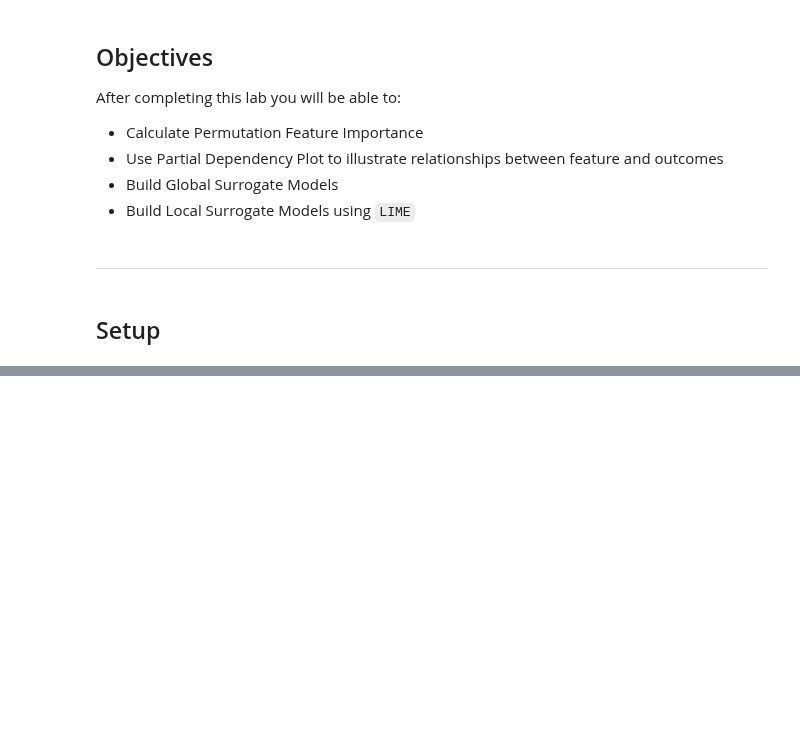
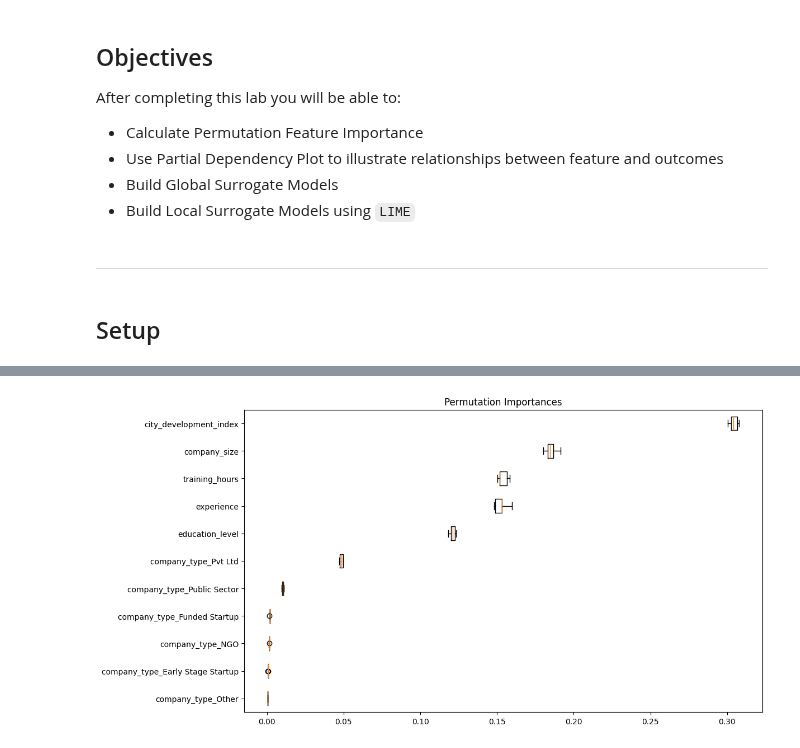
Before and after one commit to Mark-Barbaric/IBM_Machine_Learning_Certificate, a Jupyter notebook: Supervised_Machine_Learning_Classification/week6/model_agnostic_explanations.ipynb, the cells around one changed output, grey strips where cells are left out. Cells and saved outputs as stored; diff of their text form; code cells hidden in the pictures; blank space fills up the shorter version.

Commit message:
classification_week6 - implemented permutation feature importance.

```diff
--- a/Supervised_Machine_Learning_Classification/week6/model_agnostic_explanations.ipynb
+++ b/Supervised_Machine_Learning_Classification/week6/model_agnostic_explanations.ipynb
@@ -39,0 +130,2 @@ ModuleNotFoundError: No module named 'sklear'
+# %%
+random_forest_classifier.fit(X_train, y_train)
@@ -39,0 +155,13 @@ ModuleNotFoundError: No module named 'sklear'
+# %%
+n_repeats = 10
+random_state = 123
+n_jobs = 2
+# %%
+feature_importances = permutation_importance(
+    estimator=random_forest_classifier,
+    X=X_train,
+    y=y_train,
+    n_repeats=n_repeats,
+    random_state=random_state,
+    n_jobs=n_jobs
+)
@@ -39,0 +194,15 @@ ModuleNotFoundError: No module named 'sklear'
+# %%
+def visualize_feature_importance(importance_array):
+    sorted_idx = importance_array.importances_mean.argsort()
+    fig, ax = plt.subplots()
+    fig.set_figwidth(10)
+    fig.set_figheight(6)
+    fig.tight_layout()
+    ax.boxplot(importance_array.importances[sorted_idx].T,
+               vert=False, labels=X_train.columns[sorted_idx])
+    ax.set_title("Permutation Importances")
+    plt.show()
+# %%
+visualize_feature_importance(feature_importances)
+# %% [output]
+[figure, added]
```
Also changed, not shown: parts of 26 cells of this notebook.
